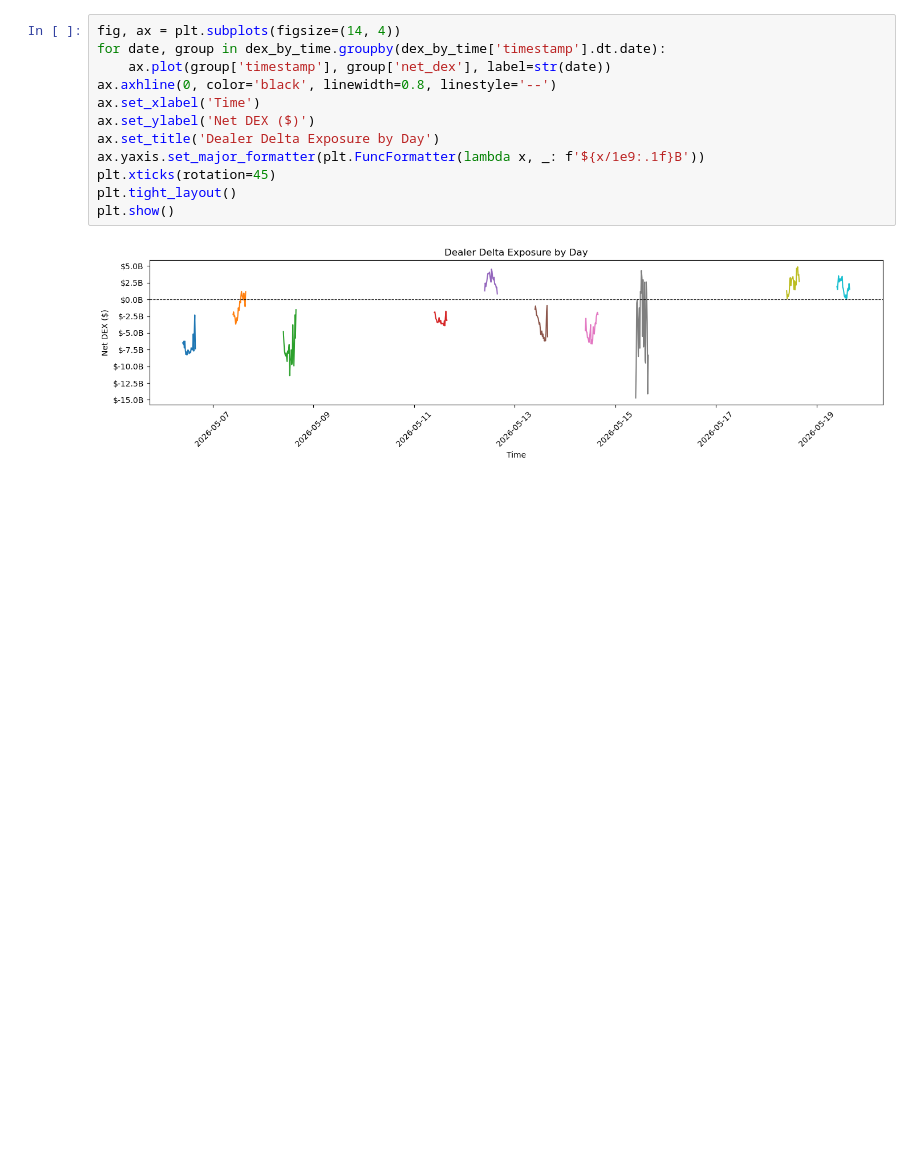
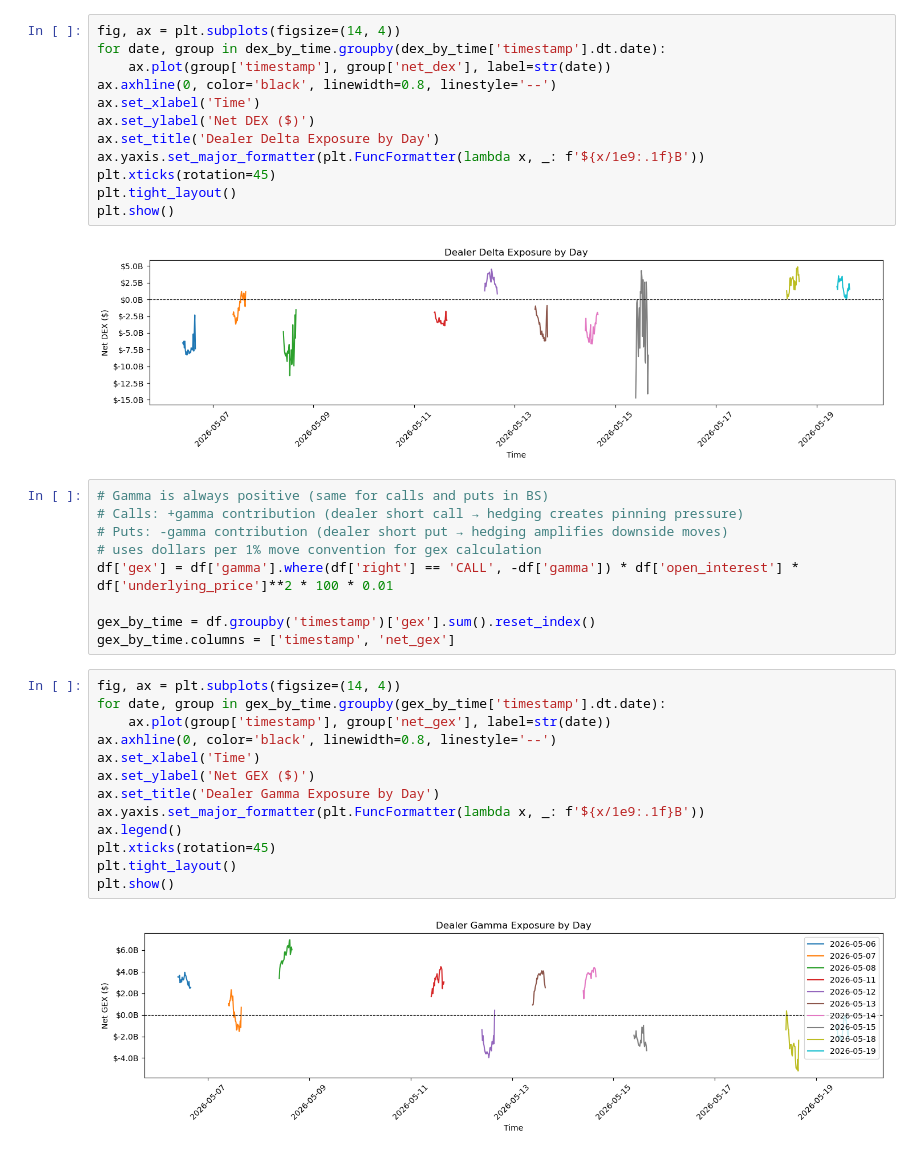
Before and after one commit to lezhou6/0dte-options-strategy, a Jupyter notebook: notebooks/05_exposure.ipynb, the cells around one changed output. Drawn from its saved outputs; the diff is of its cells as text; blank space fills up the shorter version.

Commit message:
add gex calculation

```diff
--- a/notebooks/05_exposure.ipynb
+++ b/notebooks/05_exposure.ipynb
@@ -31,3 +31,27 @@ plt.tight_layout()
 plt.show()
 # %% [output]
 [figure]
+# %%
+# Gamma is always positive (same for calls and puts in BS)
+# Calls: +gamma contribution (dealer short call → hedging creates pinning pressure)
+# Puts: -gamma contribution (dealer short put → hedging amplifies downside moves)
+# uses dollars per 1% move convention for gex calculation
+df['gex'] = df['gamma'].where(df['right'] == 'CALL', -df['gamma']) * df['open_interest'] * df['underlying_price']**2 * 100 * 0.01
+
+gex_by_time = df.groupby('timestamp')['gex'].sum().reset_index()
+gex_by_time.columns = ['timestamp', 'net_gex']
+# %%
+fig, ax = plt.subplots(figsize=(14, 4))
+for date, group in gex_by_time.groupby(gex_by_time['timestamp'].dt.date):
+    ax.plot(group['timestamp'], group['net_gex'], label=str(date))
+ax.axhline(0, color='black', linewidth=0.8, linestyle='--')
+ax.set_xlabel('Time')
+ax.set_ylabel('Net GEX ($)')
+ax.set_title('Dealer Gamma Exposure by Day')
+ax.yaxis.set_major_formatter(plt.FuncFormatter(lambda x, _: f'${x/1e9:.1f}B'))
+ax.legend()
+plt.xticks(rotation=45)
+plt.tight_layout()
+plt.show()
+# %% [output]
+[figure, added]
```
